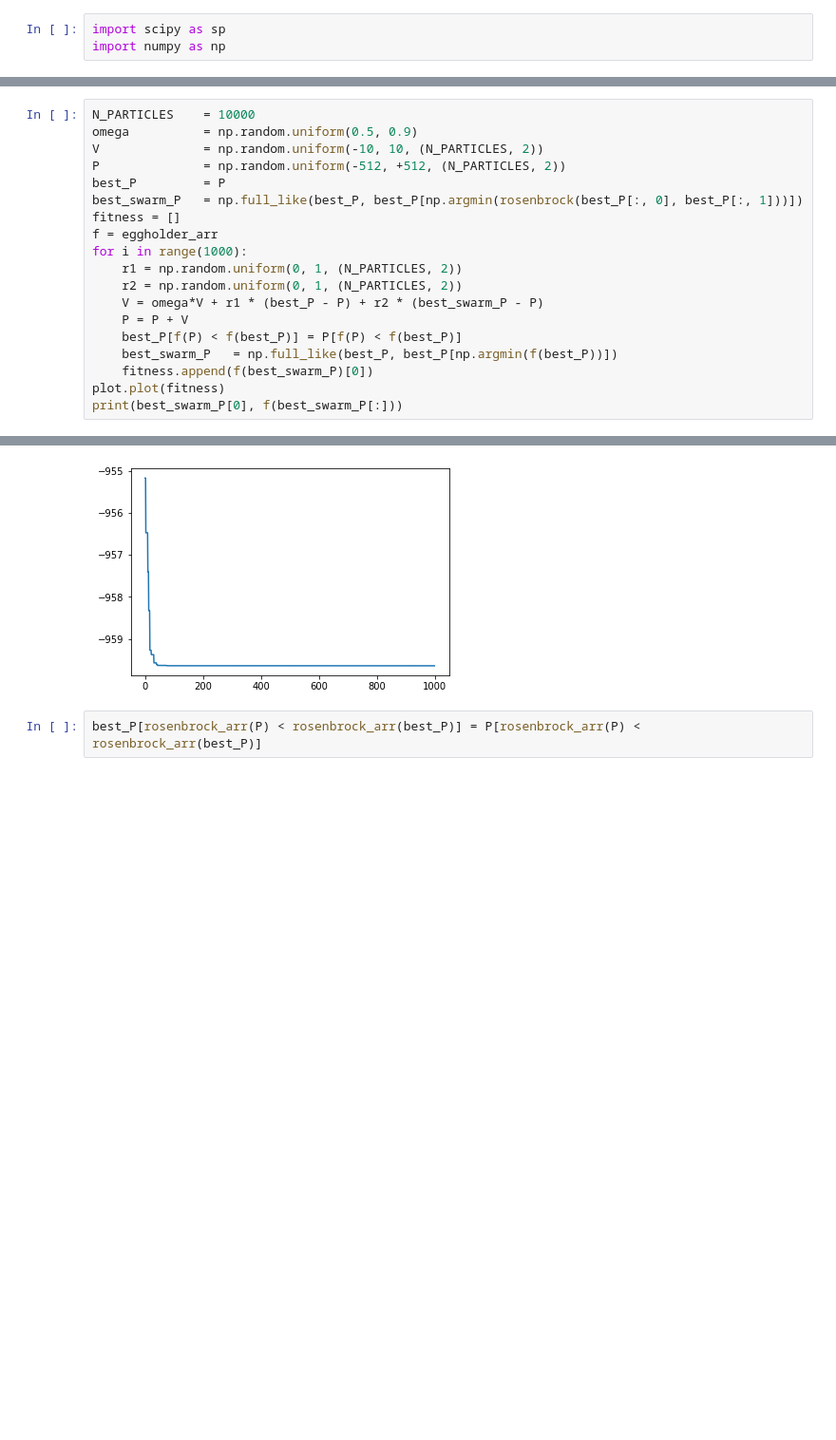
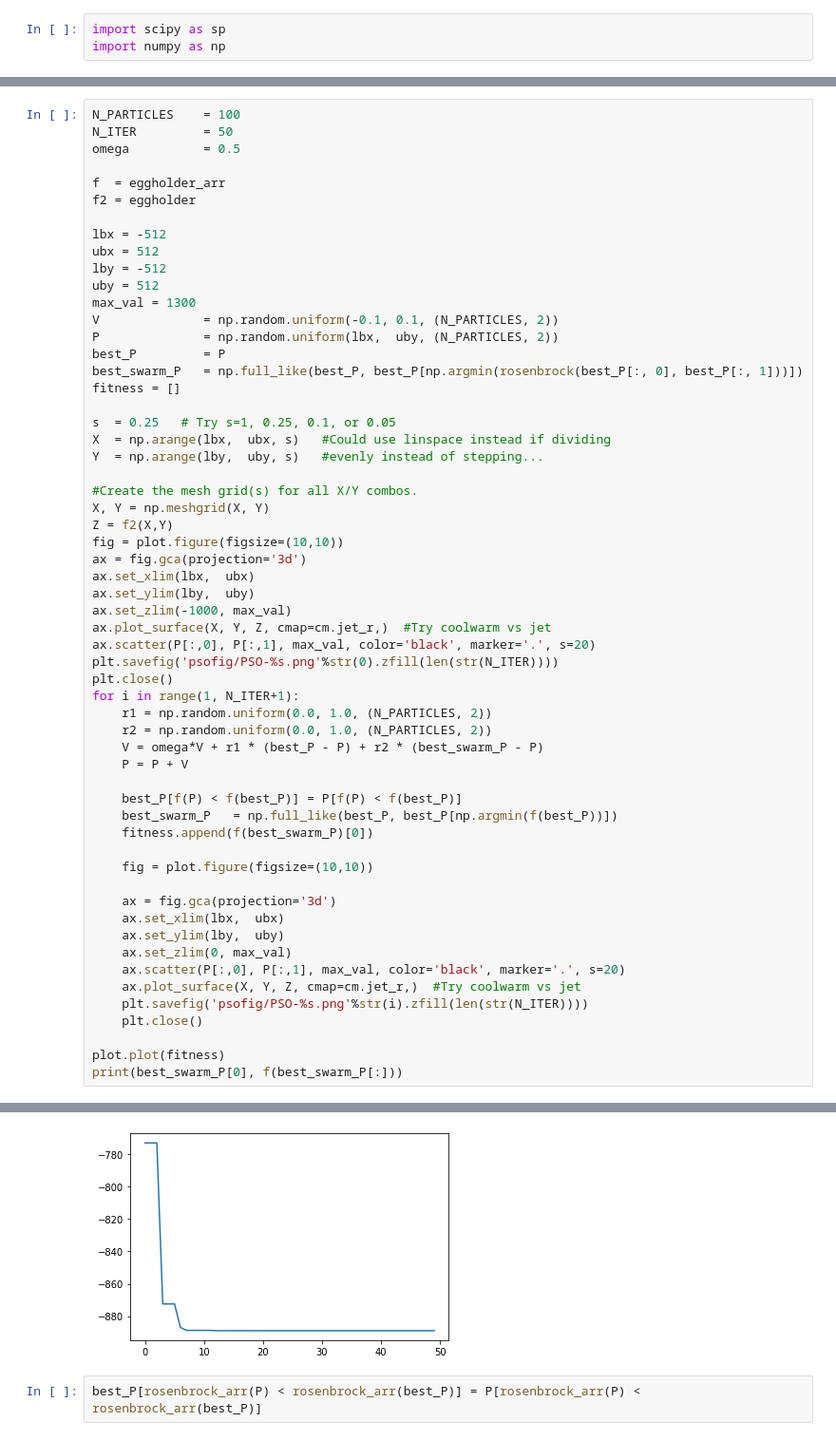
Before and after one commit to xetqL/psopy, a Jupyter notebook: PSO.ipynb, the cells around one changed output, grey strips where cells are left out. Shown: that part at 95% size. Saved outputs shown, nothing was run; the diff lists cells and outputs as text; blank space fills up the shorter version.

```diff
--- a/PSO.ipynb
+++ b/PSO.ipynb
@@ -47,20 +61,59 @@ plot.show()
 # %%
-N_PARTICLES    = 10000
-omega          = np.random.uniform(0.5, 0.9)
-V              = np.random.uniform(-10, 10, (N_PARTICLES, 2))
-P              = np.random.uniform(-512, +512, (N_PARTICLES, 2))
+N_PARTICLES    = 100
+N_ITER         = 50
+omega          = 0.5
+
+f  = eggholder_arr
+f2 = eggholder
+
+lbx = -512
+ubx = 512
+lby = -512
+uby = 512
+max_val = 1300
+V              = np.random.uniform(-0.1, 0.1, (N_PARTICLES, 2))
+P              = np.random.uniform(lbx,  uby, (N_PARTICLES, 2))
 best_P         = P
 best_swarm_P   = np.full_like(best_P, best_P[np.argmin(rosenbrock(best_P[:, 0], best_P[:, 1]))])
 fitness = []
-f = eggholder_arr
-for i in range(1000):
-    r1 = np.random.uniform(0, 1, (N_PARTICLES, 2))
-    r2 = np.random.uniform(0, 1, (N_PARTICLES, 2))
+
+s  = 0.25   # Try s=1, 0.25, 0.1, or 0.05
+X  = np.arange(lbx,  ubx, s)   #Could use linspace instead if dividing
+Y  = np.arange(lby,  uby, s)   #evenly instead of stepping...
+
+#Create the mesh grid(s) for all X/Y combos.
+X, Y = np.meshgrid(X, Y)
+Z = f2(X,Y)
+fig = plot.figure(figsize=(10,10))
+ax = fig.gca(projection='3d')
+ax.set_xlim(lbx,  ubx)
+ax.set_ylim(lby,  uby)
+ax.set_zlim(-1000, max_val)
+ax.plot_surface(X, Y, Z, cmap=cm.jet_r,)  #Try coolwarm vs jet
+ax.scatter(P[:,0], P[:,1], max_val, color='black', marker='.', s=20)
+plt.savefig('psofig/PSO-%s.png'%str(0).zfill(len(str(N_ITER))))
+plt.close()
+for i in range(1, N_ITER+1):
+    r1 = np.random.uniform(0.0, 1.0, (N_PARTICLES, 2))
+    r2 = np.random.uniform(0.0, 1.0, (N_PARTICLES, 2))
     V = omega*V + r1 * (best_P - P) + r2 * (best_swarm_P - P)
     P = P + V
+
     best_P[f(P) < f(best_P)] = P[f(P) < f(best_P)]
     best_swarm_P   = np.full_like(best_P, best_P[np.argmin(f(best_P))])
     fitness.append(f(best_swarm_P)[0])
+
+    fig = plot.figure(figsize=(10,10))
+
+    ax = fig.gca(projection='3d')
+    ax.set_xlim(lbx,  ubx)
+    ax.set_ylim(lby,  uby)
+    ax.set_zlim(0, max_val)
+    ax.scatter(P[:,0], P[:,1], max_val, color='black', marker='.', s=20)
+    ax.plot_surface(X, Y, Z, cmap=cm.jet_r,)  #Try coolwarm vs jet
+    plt.savefig('psofig/PSO-%s.png'%str(i).zfill(len(str(N_ITER))))
+    plt.close()
+
 plot.plot(fitness)
 print(best_swarm_P[0], f(best_swarm_P[:]))
 # %% [output]
@@ -69,4 +140,4 @@ print(best_swarm_P[0], f(best_swarm_P[:]))
-[figure, old version]
+[figure, new version]
 # %%
 best_P[rosenbrock_arr(P) < rosenbrock_arr(best_P)] = P[rosenbrock_arr(P) < rosenbrock_arr(best_P)]
 # %%
```
Also changed, not shown: parts of 4 cells of this notebook, 2 other files.
